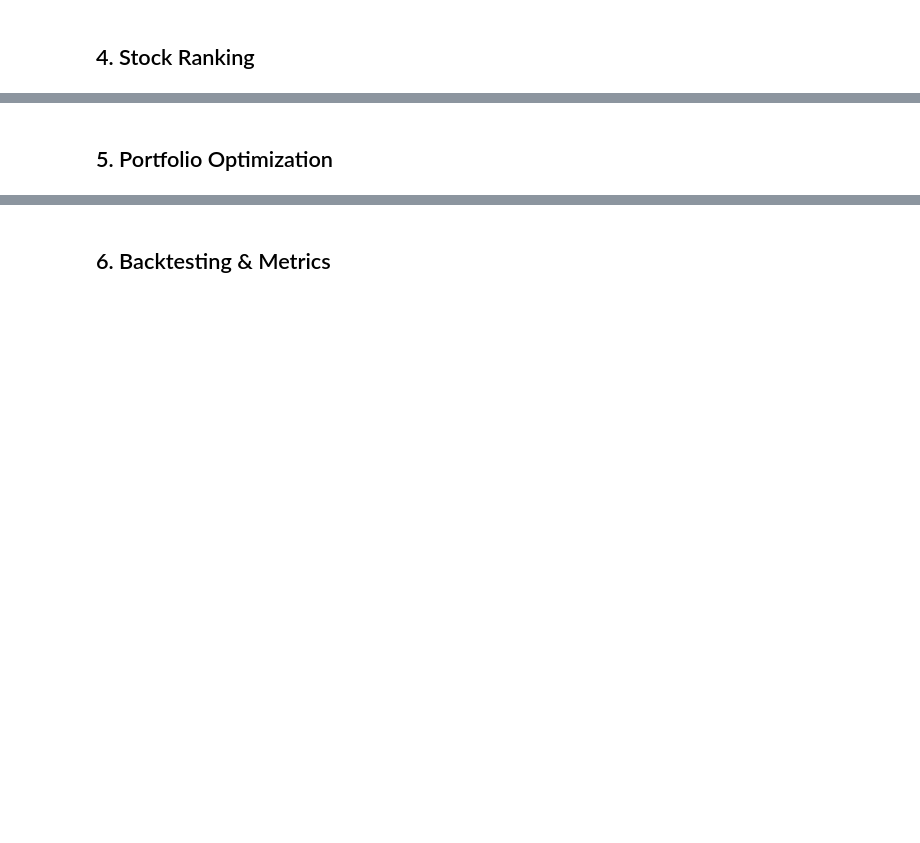
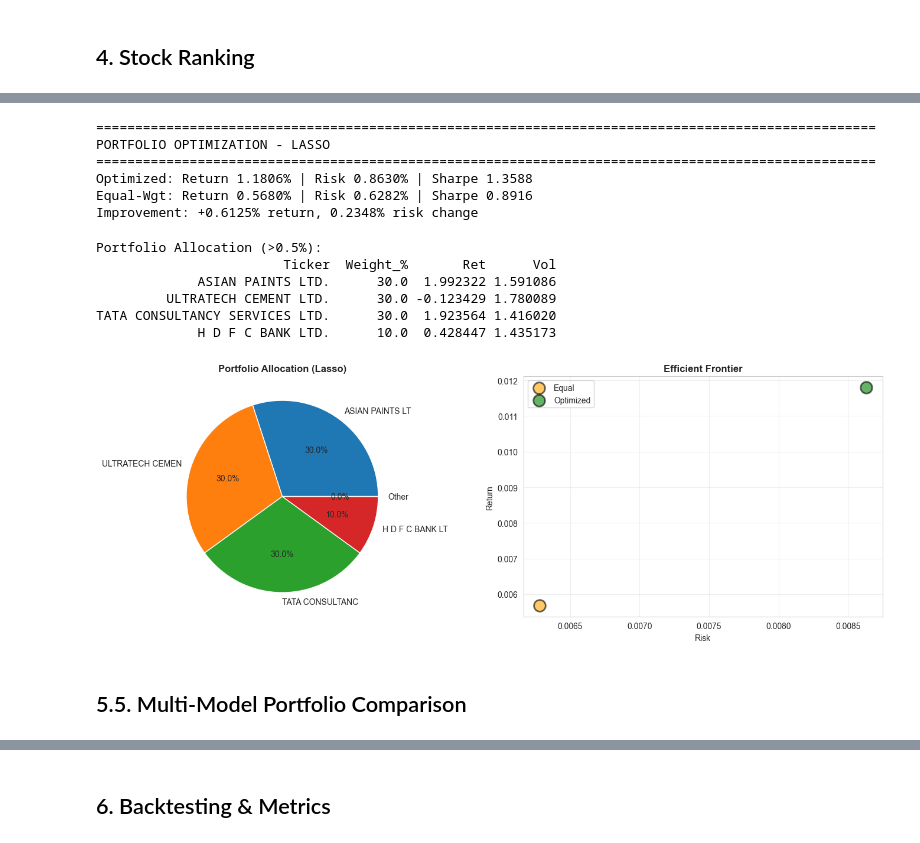
Before and after one commit to Harshvartak/ml-for-finance-project-iitb, a Jupyter notebook: Part3_Markets.ipynb, the cells around one changed output, grey strips where cells are left out. Drawn from its saved outputs; the diff is of its cells as text; code cells hidden in the pictures; blank space fills up the shorter version.

```diff
--- a/Part3_Markets.ipynb
+++ b/Part3_Markets.ipynb
@@ -282,2 +325,80 @@ plt.show()
+# %%
+n = len(rank)
+ret = rank['Pred_Return'].values
+vol = rank['Volatility'].values
+tickers = rank['Ticker'].values
+
+ret_by_ticker = df_pred.groupby('Ticker')['Act_Ret'].apply(list).to_dict()
+ret_mat = [ret_by_ticker.get(t, [0]*100)[:100] for t in tickers]
+min_len = min(len(r) for r in ret_mat)
+ret_mat = [r[:min_len] for r in ret_mat]
+ret_df = pd.DataFrame(ret_mat).T
+cov = ret_df.cov().values
+
+def perf(w, r, cov):
+    p_ret = np.sum(r * w)
+    p_vol = np.sqrt(np.dot(w.T, np.dot(cov, w)))
+    return p_ret, p_vol
+
+def neg_sharpe(w, r, cov, rf=0.02):
+    p_ret, p_vol = perf(w, r, cov)
+    return -(p_ret - rf) / (p_vol + 1e-6)
+
+const = {'type': 'eq', 'fun': lambda x: np.sum(x) - 1}
+bounds = tuple((0, 0.3) for _ in range(n))
+w0 = np.array([1/n] * n)
+res = minimize(neg_sharpe, w0, args=(ret, cov, 0.02), method='SLSQP', bounds=bounds, constraints=const)
+
+w_opt = res.x
+opt_ret, opt_vol = perf(w_opt, ret, cov)
+
+eq_w = np.array([1/n] * n)
+eq_ret, eq_vol = perf(eq_w, ret, cov)
+
+print(f"\n{'='*100}")
+print(f"PORTFOLIO OPTIMIZATION - {best_model.upper()}")
+print(f"{'='*100}")
+print(f"Optimized: Return {opt_ret*100:.4f}% | Risk {opt_vol*100:.4f}% | Sharpe {(opt_ret-0.02/252)/opt_vol:.4f}")
+print(f"Equal-Wgt: Return {eq_ret*100:.4f}% | Risk {eq_vol*100:.4f}% | Sharpe {(eq_ret-0.02/252)/eq_vol:.4f}")
+print(f"Improvement: +{(opt_ret-eq_ret)*100:.4f}% return, {(opt_vol-eq_vol)*100:.4f}% risk change")
+# %% [output]
+====================================================================================================
+PORTFOLIO OPTIMIZATION - LASSO
+====================================================================================================
+Optimized: Return 1.1806% | Risk 0.8630% | Sharpe 1.3588
+Equal-Wgt: Return 0.5680% | Risk 0.6282% | Sharpe 0.8916
+Improvement: +0.6125% return, 0.2348% risk change
+# %%
+pf = pd.DataFrame({'Ticker': tickers, 'Weight_%': w_opt*100, 'Ret': ret*100, 'Vol': vol*100}).sort_values('Weight_%', ascending=False)
+print(f"\nPortfolio Allocation (>0.5%):")
+print(pf[pf['Weight_%'] > 0.5].to_string(index=False))
+
+fig, axes = plt.subplots(1, 2, figsize=(14, 5))
+
+alloc_df = pf[pf['Weight_%'] > 0.5].copy()
+if len(pf) > len(alloc_df):
+    other = pf[pf['Weight_%'] <= 0.5]['Weight_%'].sum()
+    alloc_df = pd.concat([alloc_df, pd.DataFrame({'Ticker': ['Other'], 'Weight_%': [other], 'Ret': [0], 'Vol': [0]})], ignore_index=True)
+
+axes[0].pie(alloc_df['Weight_%'], labels=[t[:15] for t in alloc_df['Ticker']], autopct='%1.1f%%')
+axes[0].set_title(f'Portfolio Allocation ({best_model})', fontweight='bold')
+
+axes[1].scatter([eq_vol], [eq_ret], s=200, c='orange', alpha=0.6, label='Equal', edgecolors='black', linewidth=2)
+axes[1].scatter([opt_vol], [opt_ret], s=200, c='green', alpha=0.6, label='Optimized', edgecolors='black', linewidth=2)
+axes[1].set_xlabel('Risk')
+axes[1].set_ylabel('Return')
+axes[1].set_title('Efficient Frontier', fontweight='bold')
+axes[1].legend()
+axes[1].grid(True, alpha=0.3)
+plt.tight_layout()
+plt.show()
+# %% [output]
+Portfolio Allocation (>0.5%):
+                        Ticker  Weight_%       Ret      Vol
+             ASIAN PAINTS LTD.      30.0  1.992322 1.591086
+         ULTRATECH CEMENT LTD.      30.0 -0.123429 1.780089
+TATA CONSULTANCY SERVICES LTD.      30.0  1.923564 1.416020
+             H D F C BANK LTD.      10.0  0.428447 1.435173
+[figure, added]
 # %% [markdown]
-## 5. Portfolio Optimization
+## 5.5. Multi-Model Portfolio Comparison
```
Also changed, not shown: parts of 19 cells of this notebook, 7 other files.
